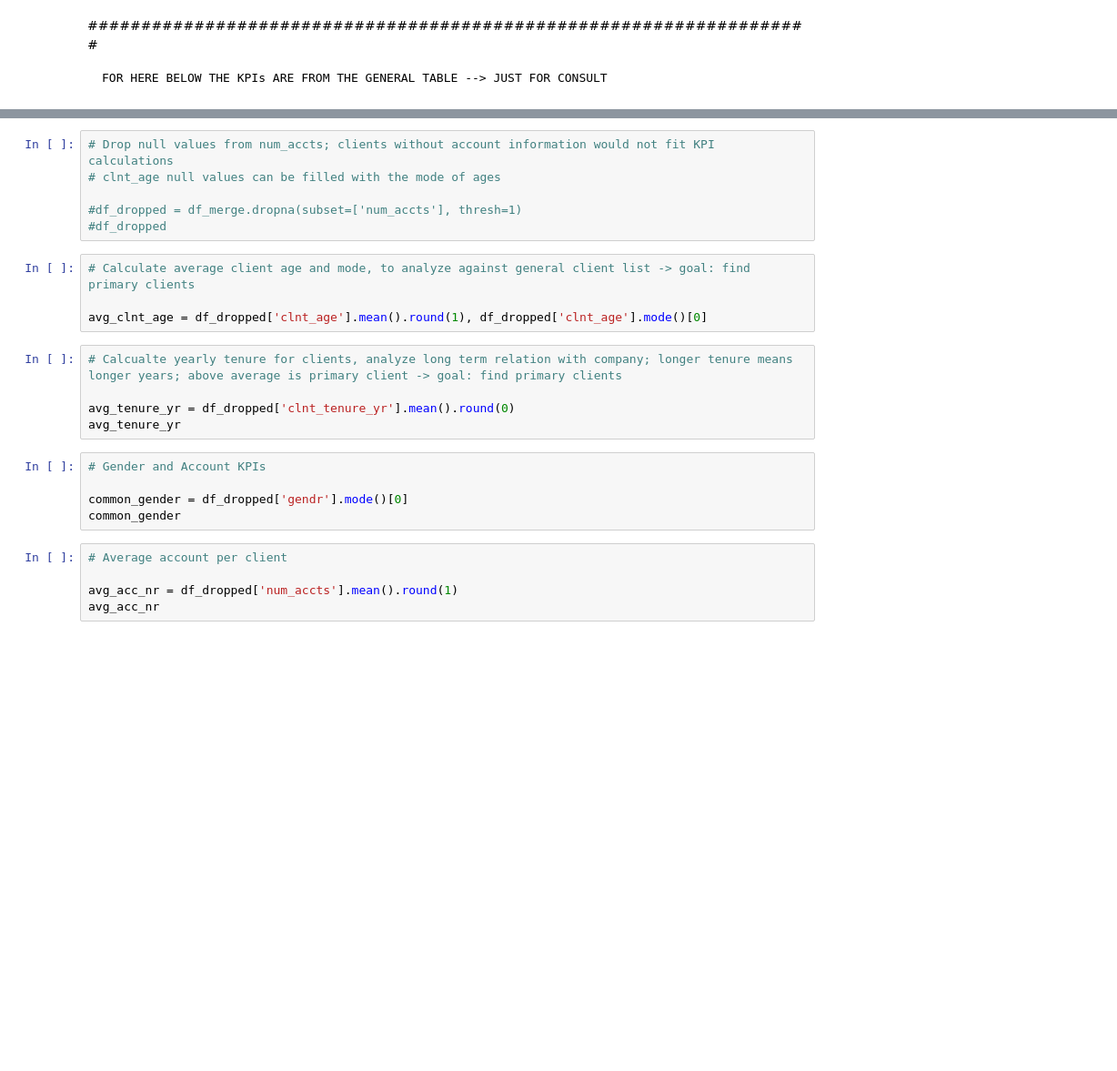
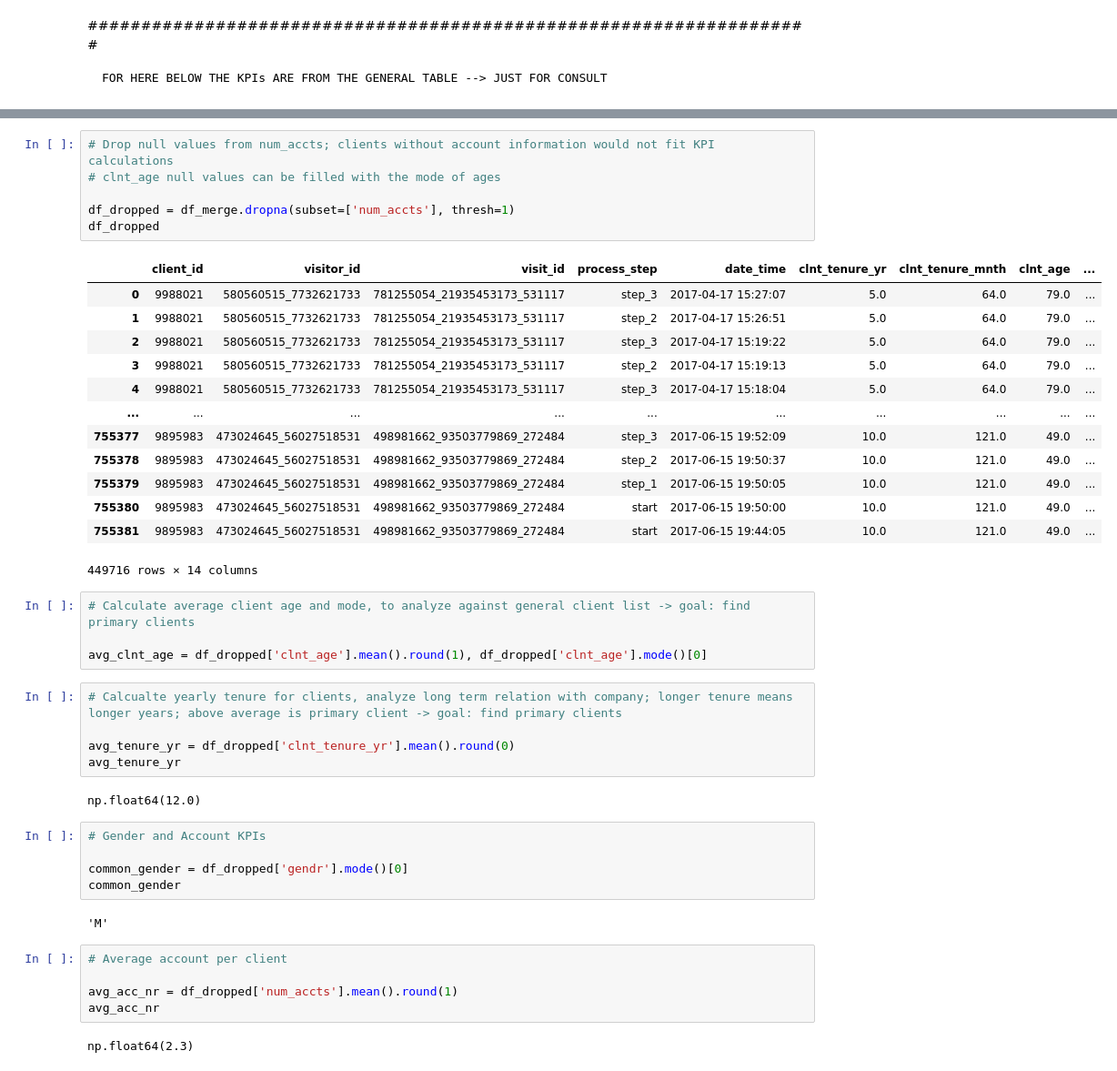
Before and after one commit to LaloMontealvo/Vanguard-abtest, a Jupyter notebook: notebooks/01_eda_baseline5.ipynb, the cells around one changed output, grey strips where cells are left out. Shown: that part at 91% size. Drawn from its saved outputs; the diff is of its cells as text; blank space fills up the shorter version.

```diff
--- a/notebooks/01_eda_baseline5.ipynb
+++ b/notebooks/01_eda_baseline5.ipynb
@@ -1011,9 +1044,23 @@ df_merge.isnull().sum()
 # %%
 # Drop null values from num_accts; clients without account information would not fit KPI calculations
 # clnt_age null values can be filled with the mode of ages
 
-#df_dropped = df_merge.dropna(subset=['num_accts'], thresh=1)
-#df_dropped
+df_dropped = df_merge.dropna(subset=['num_accts'], thresh=1)
+df_dropped
+# %% [output]
+|  | client_id | visitor_id | visit_id | process_step | date_time | clnt_tenure_yr | clnt_tenure_mnth | clnt_age | ... |
+| 0 | 9988021 | 580560515_7732621733 | 781255054_21935453173_531117 | step_3 | 2017-04-17 15:27:07 | 5.0 | 64.0 | 79.0 | ... |
+| 1 | 9988021 | 580560515_7732621733 | 781255054_21935453173_531117 | step_2 | 2017-04-17 15:26:51 | 5.0 | 64.0 | 79.0 | ... |
+| 2 | 9988021 | 580560515_7732621733 | 781255054_21935453173_531117 | step_3 | 2017-04-17 15:19:22 | 5.0 | 64.0 | 79.0 | ... |
+| 3 | 9988021 | 580560515_7732621733 | 781255054_21935453173_531117 | step_2 | 2017-04-17 15:19:13 | 5.0 | 64.0 | 79.0 | ... |
+| 4 | 9988021 | 580560515_7732621733 | 781255054_21935453173_531117 | step_3 | 2017-04-17 15:18:04 | 5.0 | 64.0 | 79.0 | ... |
+| ... | ... | ... | ... | ... | ... | ... | ... | ... | ... |
+| 755377 | 9895983 | 473024645_56027518531 | 498981662_93503779869_272484 | step_3 | 2017-06-15 19:52:09 | 10.0 | 121.0 | 49.0 | ... |
+| 755378 | 9895983 | 473024645_56027518531 | 498981662_93503779869_272484 | step_2 | 2017-06-15 19:50:37 | 10.0 | 121.0 | 49.0 | ... |
+| 755379 | 9895983 | 473024645_56027518531 | 498981662_93503779869_272484 | step_1 | 2017-06-15 19:50:05 | 10.0 | 121.0 | 49.0 | ... |
+| 755380 | 9895983 | 473024645_56027518531 | 498981662_93503779869_272484 | start | 2017-06-15 19:50:00 | 10.0 | 121.0 | 49.0 | ... |
+| 755381 | 9895983 | 473024645_56027518531 | 498981662_93503779869_272484 | start | 2017-06-15 19:44:05 | 10.0 | 121.0 | 49.0 | ... |
+449716 rows × 14 columns
 # %%
 # Calculate average client age and mode, to analyze against general client list -> goal: find primary clients
 
@@ -1023,16 +1070,22 @@ avg_clnt_age = df_dropped['clnt_age'].mean().round(1), df_dropped['clnt_age'].mo
 
 avg_tenure_yr = df_dropped['clnt_tenure_yr'].mean().round(0)
 avg_tenure_yr
+# %% [output]
+np.float64(12.0)
 # %%
 # Gender and Account KPIs
 
 common_gender = df_dropped['gendr'].mode()[0]
 common_gender
+# %% [output]
+'M'
 # %%
 # Average account per client
 
 avg_acc_nr = df_dropped['num_accts'].mean().round(1)
 avg_acc_nr
+# %% [output]
+np.float64(2.3)
 # %%
 # Calculate the average number of calls in the last 6 months
 
```
Also changed, not shown: parts of 21 cells of this notebook.
